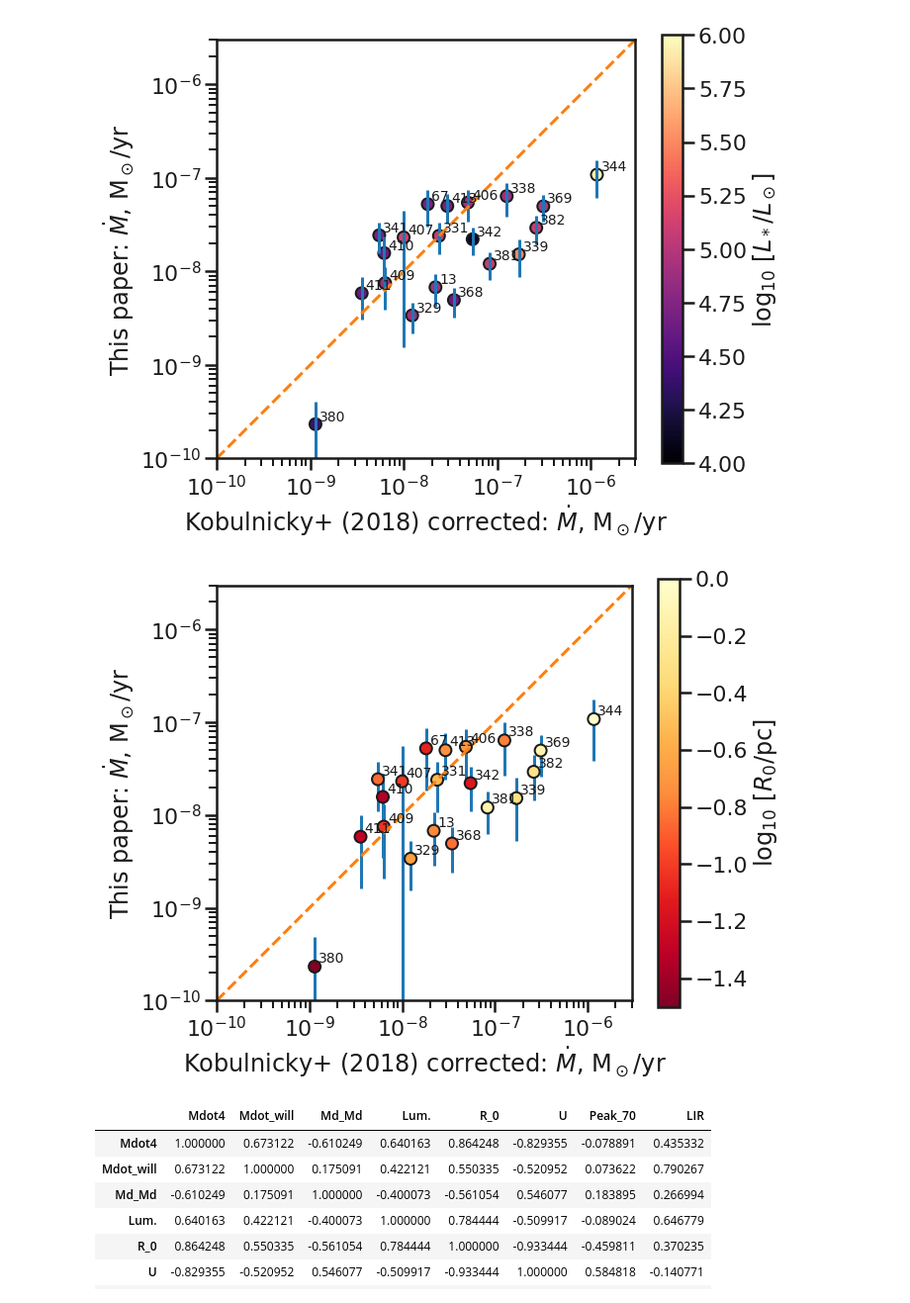
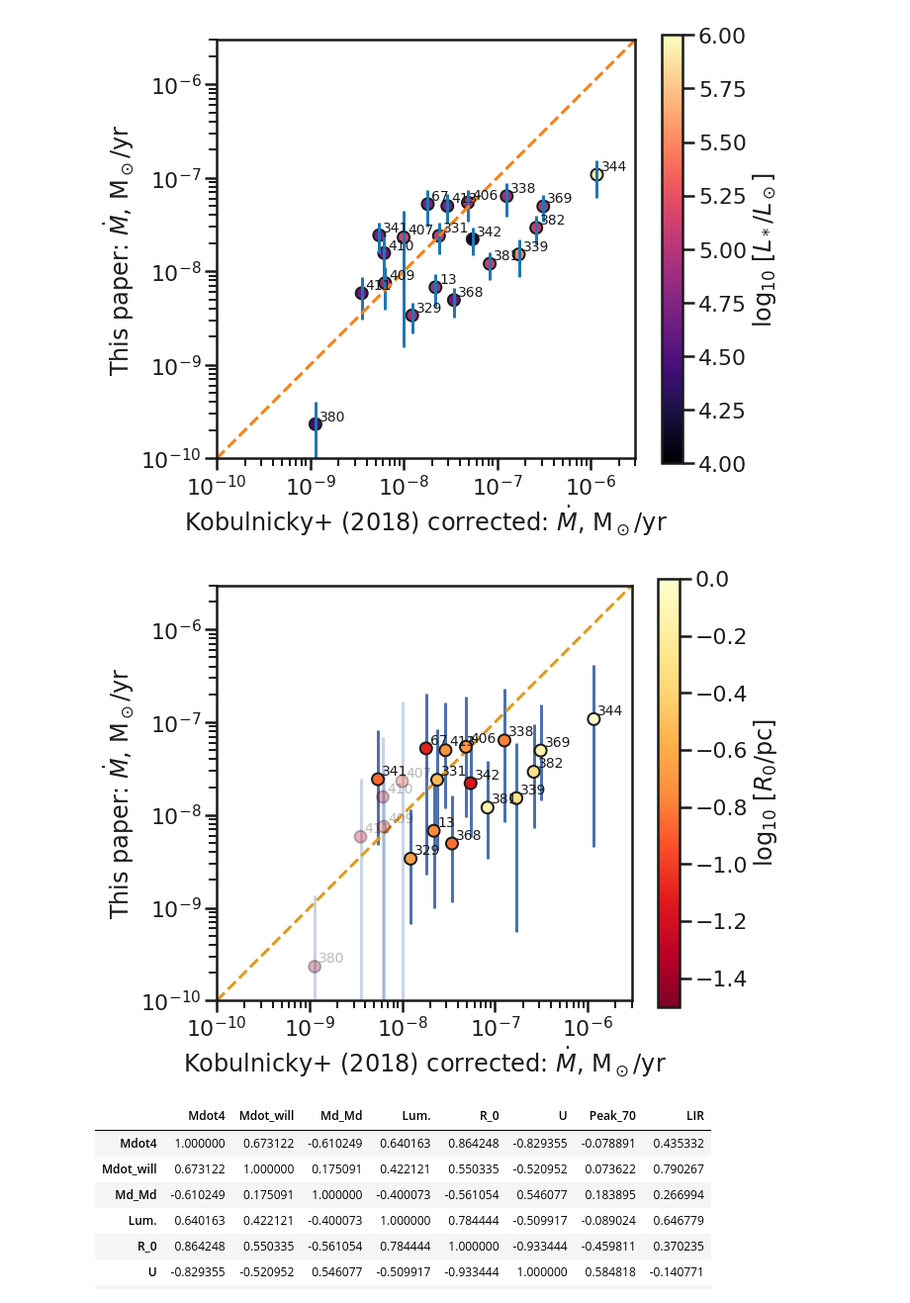
Before and after one commit to div-B-equals-0/dust-wave-case-studies, a Jupyter notebook: Kobulnicky-samples.ipynb, the cells around one changed output. Shown at 99% size. Saved outputs shown, nothing was run; the diff lists cells and outputs as text; code cells hidden in the pictures.

Commit message:
Final tweaks to some figures

```diff
--- a/Kobulnicky-samples.ipynb
+++ b/Kobulnicky-samples.ipynb
@@ -707,6 +707,8 @@ Correct for radiation pressure on shell
 # %%
 ttt['Md_t'] = 2.02e-7*ttt['L4']*(ttt['eta_obs'] - 1.25*ttt['tau'])/ ttt['V3']
-ttt['err Md'] = 0.3*ttt['Md']
+efactor = 3.0
+ttt['err Md+'] = ttt['Md']*(efactor - 1.0)
+ttt['err Md-'] = ttt['Md']*(1 - 1/efactor)
 # %%
 fig, ax = plt.subplots(figsize=(10, 8))
 xx, yy = ttt['Md_K18'], ttt['Md_t']
@@ -734,0 +762,4 @@ None
+# %%
+mask_upper_limits = ttt['Md_t'] - ttt['err Md-'] < 0.0
+ttt['rel err'] = ttt['err Md-']/ttt['Md_t']
+ttt[mask_upper_limits]['ID', 'Md_t', 'err Md-', 'rel err']
@@ -1157,31 +1221,39 @@ None
 [figure]
 # %%
 fig, ax = plt.subplots(figsize=(10, 8))
-xx, yy, ye = k18tab['Mdot4'], ttt['Md_t'], ttt['err Md']
-ax.errorbar(xx, yy, yerr=1.5*ye, fmt='none', zorder=-1)
-c = ax.scatter(xx, yy,
-               c=np.log10(tt['R0']), cmap='YlOrRd_r', vmin=-1.5, vmax=0.0,
-               edgecolors='k', alpha=1.0)
+
+
+for m, alpha in [mask_upper_limits, 0.3], [~mask_upper_limits, 1.0]:
+    xx, yy, ye = (k18tab[m]['Mdot4'], ttt[m]['Md_t'],
+                  np.stack((ttt[m]['err Md-'], ttt[m]['err Md+'])))
+    ax.errorbar(xx, yy, yerr=1.0*ye, alpha=alpha,
+                fmt='none', zorder=-1, color='b')
+    c = ax.scatter(xx, yy,
+                   c=np.log10(tt[m]['R0']), cmap='YlOrRd_r',
+                   vmin=-1.5, vmax=0.0,
+                   edgecolors='k', alpha=alpha)
+    for id_, x, y in zip(tt[m]['ID'], xx, yy):
+        ax.annotate(
+            str(id_), (x, y), fontsize='xx-small',
+            xytext=(4,4), textcoords='offset points', alpha=alpha)
+
 fig.colorbar(c, ax=ax).set_label(r'$\log_{10}\ \left[R_0 / \mathrm{pc} \right]$')
-for id_, x, y in zip(tt['ID'], xx, yy):
-    ax.annotate(
-        str(id_), (x, y), fontsize='xx-small',
-        xytext=(4,4), textcoords='offset points',
-               )
+
 fmin, fmax = 1e-10, 3e-6
-ax.plot([fmin, fmax], [fmin, fmax], ls='--')
+ax.plot([fmin, fmax], [fmin, fmax],
+        ls='--', zorder=-1, color=(0.9, 0.6, 0.1))
 ax.set(
     xscale='log', yscale='log',
     xlim=[fmin, fmax], ylim=[fmin, fmax],
     xlabel=r'Kobulnicky+ (2018) corrected: $\dot M$, M$_\odot$/yr',
     ylabel=r'This paper: $\dot M$, M$_\odot$/yr',
 )
 ax.set_aspect('equal')
 fig.tight_layout()
 fig.savefig('K18-mdot-corrected-comparison-R0.pdf')
 None
 # %% [output]
-[figure, old version]
+[figure, new version]
 # %%
 k18tab['Mdot_will'] = ttt['Md_t']
 k18tab['Md_Md'] = k18tab['Mdot_will'] / k18tab['Mdot4']
```
Also changed, not shown: parts of 7 cells of this notebook, 3 other files.
